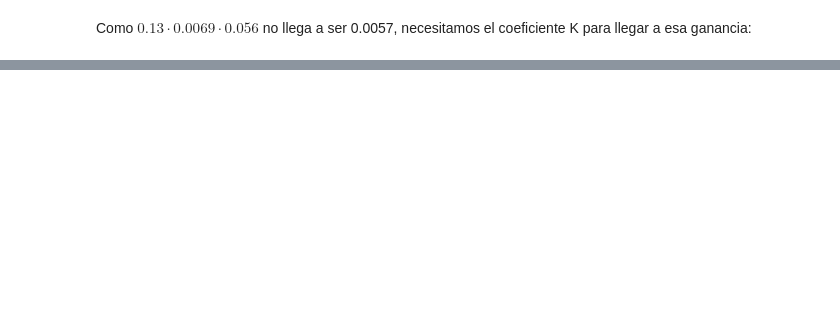
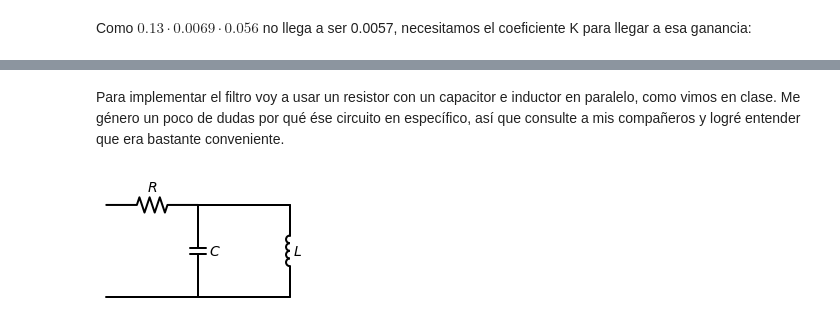
Before and after one commit to fedeSantana/TC2, a Jupyter notebook: Tarea semanal 3/Tarea Semanal 3.ipynb, the cells around one changed output, grey strips where cells are left out. Cells and saved outputs as stored; diff of their text form; code cells hidden in the pictures; blank space fills up the shorter version.

```diff
--- a/notebooks/Tarea Semanal 3.ipynb
+++ b/Tarea semanal 3/Tarea Semanal 3.ipynb
@@ -376,0 +385,13 @@ $\displaystyle H(s) = 11.766 \cdot\frac{0.13}{s^{2} + 0.13 s + 1.0}\frac{0.069}{
+# %% [markdown]
+Para implementar el filtro voy a usar un resistor con un capacitor e inductor en paralelo, como vimos en clase. Me género un poco de dudas por qué ése circuito en específico, así que consulte a mis compañeros y logré entender que era bastante conveniente.
+# %%
+d = schemdraw.Drawing()
+R1 = d.add(elm.Resistor().label('$R$'))
+C1 = d.add(elm.Capacitor().down().label('$C$', loc='bottom'))
+d += elm.Line().right()
+R1 = d.add(elm.Inductor().up().label('$L$', loc='bottom'))
+d.add(elm.Line().left())
+line = d.add(elm.Line().left().at(C1.end))
+d.draw()
+# %% [output]
+[figure, added]
```
Also changed, not shown: parts of 21 cells of this notebook, 14 other files.
